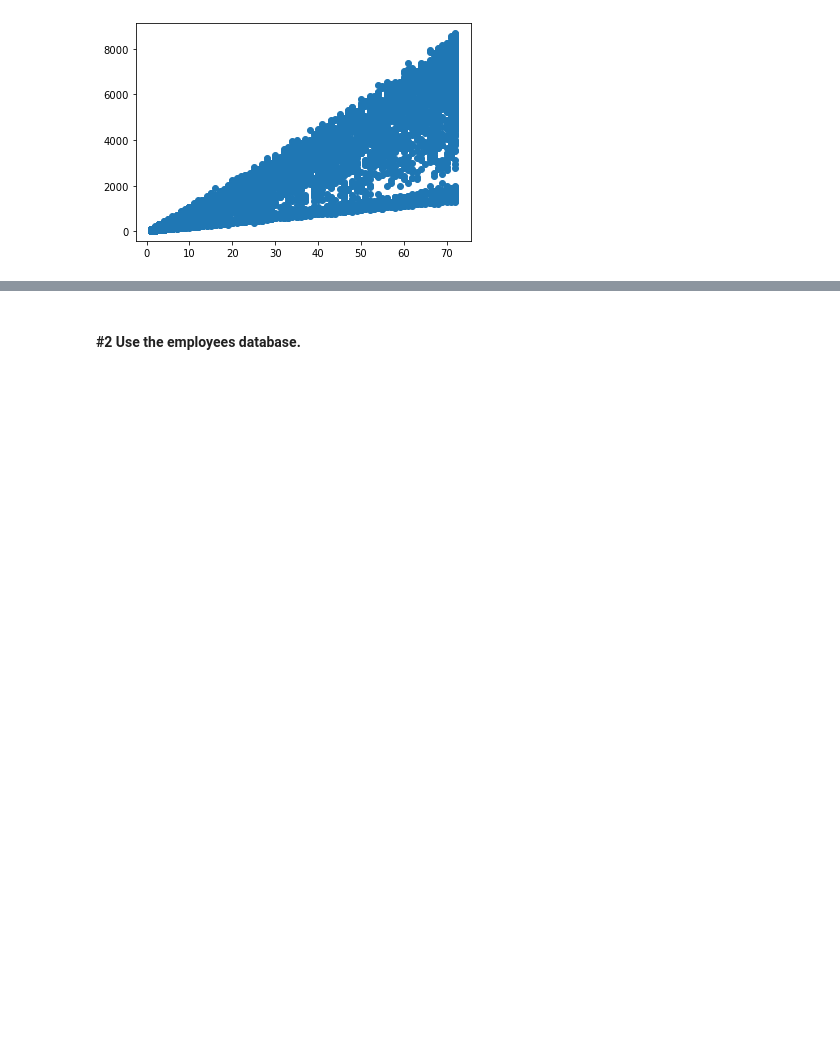
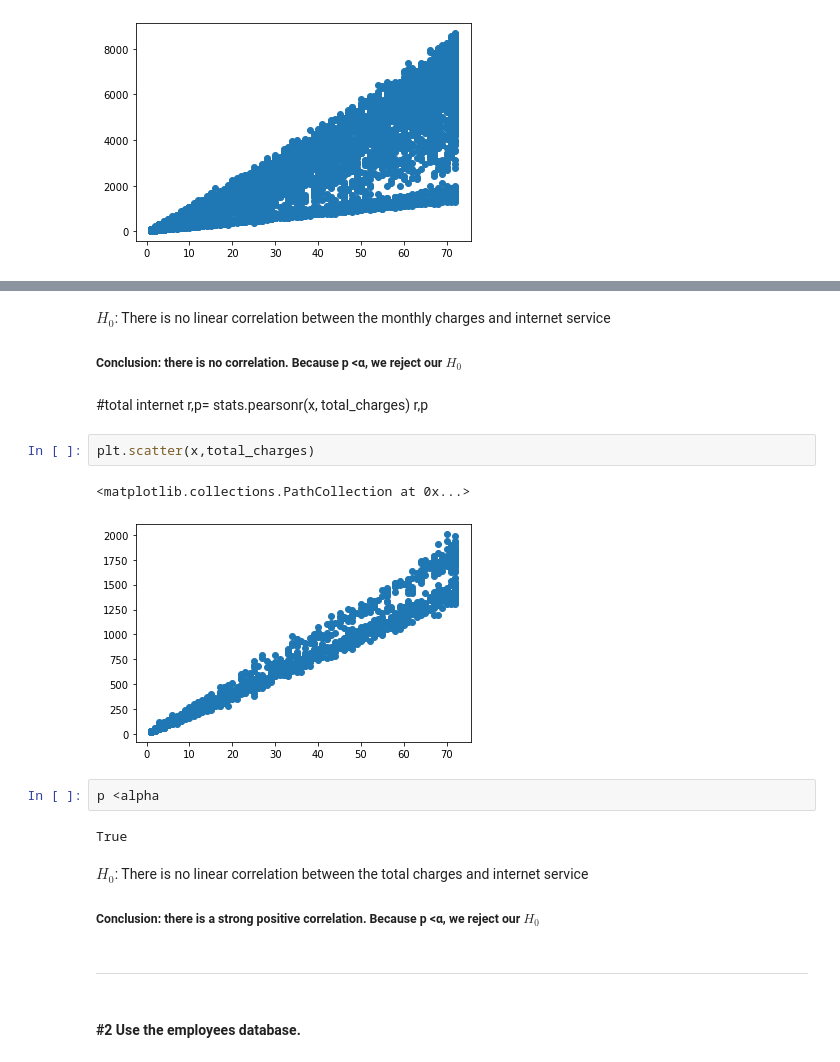
Before and after one commit to natasharivers/Statistics, a Jupyter notebook: hypothesis_testing.ipynb, the cells around one changed output, grey strips where cells are left out. Cells and saved outputs as stored; diff of their text form; blank space fills up the shorter version.

```diff
--- a/hypothesis_testing.ipynb
+++ b/hypothesis_testing.ipynb
@@ -499,3 +533,26 @@ ValueError: array must not contain infs or NaNs
+# %% [markdown]
+$H_0$: There is no linear correlation between the monthly charges and internet service
+
+##### Conclusion: there is no  correlation. Because p <α, we reject our $H_0$
+# %% [markdown]
+#total internet
+r,p= stats.pearsonr(x, total_charges)
+r,p
+# %%
+plt.scatter(x,total_charges)
+# %% [output]
+<matplotlib.collections.PathCollection at 0x...>
+[figure, added]
+# %%
+p <alpha
+# %% [output]
+True
+# %% [markdown]
+$H_0$: There is no linear correlation between the total charges and internet service
+
+##### Conclusion: there is a strong positive correlation. Because p <α, we reject our $H_0$
+# %% [markdown]
+______________________________________
 # %% [markdown]
 #### #2 Use the employees database.
 # %%
```
Also changed, not shown: parts of 73 cells of this notebook.
